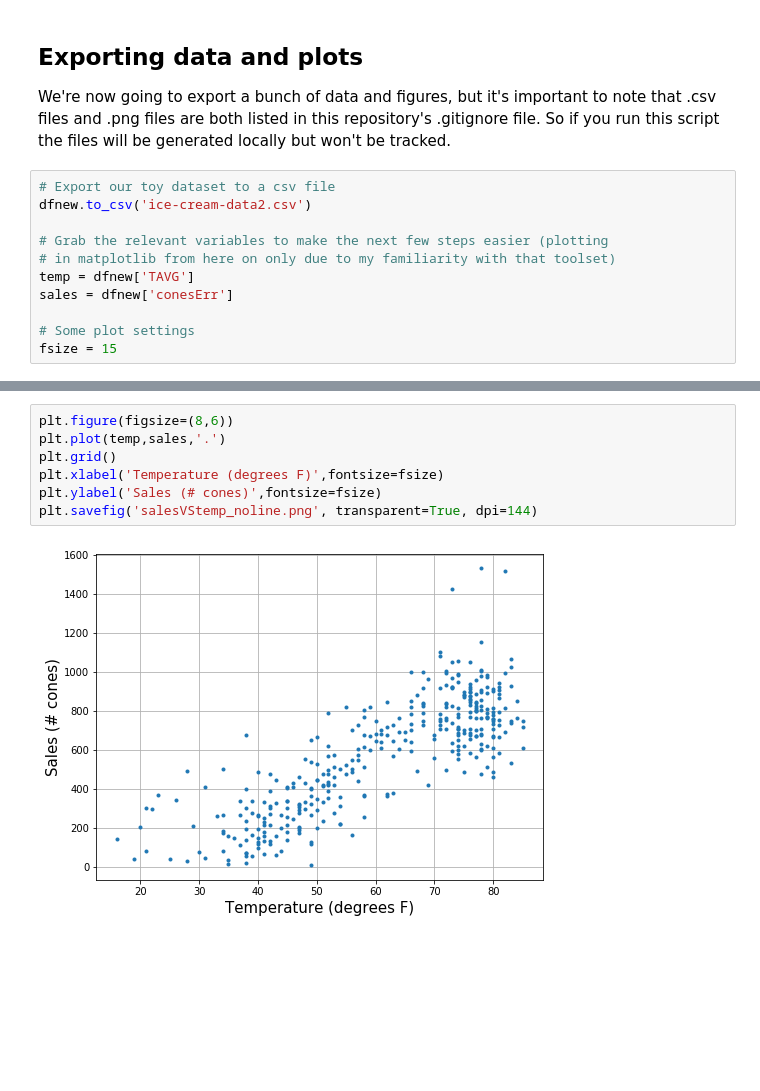
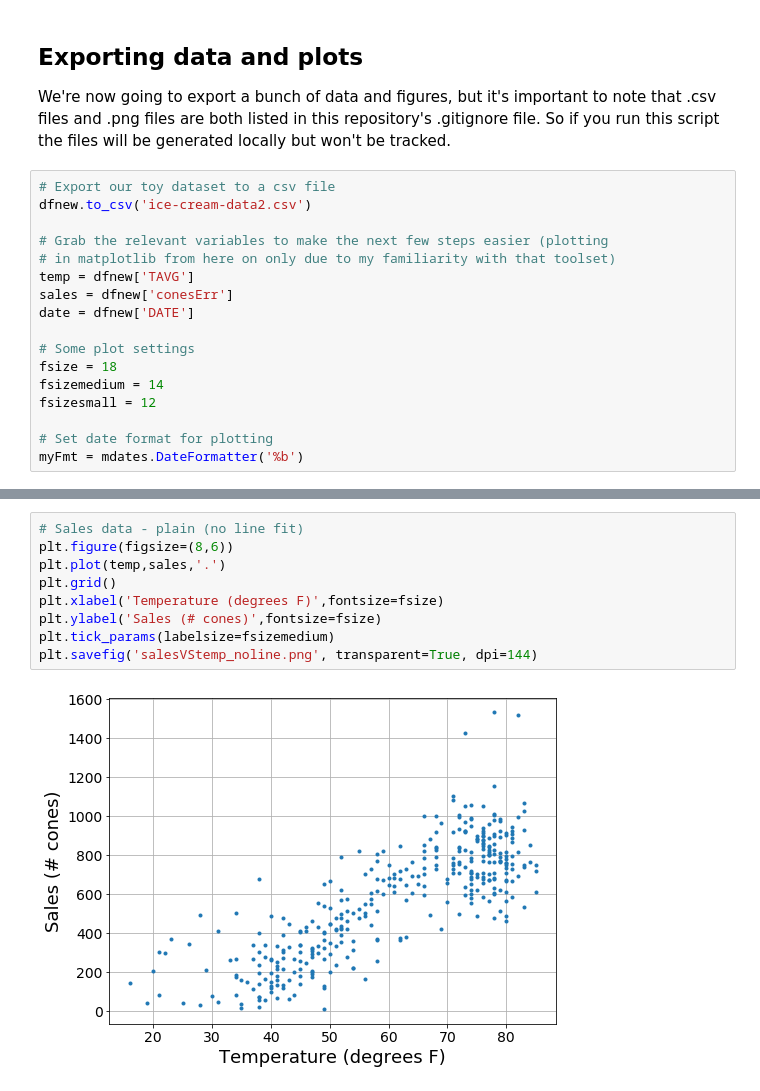
Before and after one commit to michellejw/cc-and-rsquared, a Jupyter notebook: ice-cream-data-2.ipynb, the cells around one changed output, grey strips where cells are left out. Drawn from its saved outputs; the diff is of its cells as text; blank space fills up the shorter version.

Commit message:
output plot adjustments

```diff
--- a/ice-cream-data-2.ipynb
+++ b/ice-cream-data-2.ipynb
@@ -158,6 +159,12 @@ dfnew.to_csv('ice-cream-data2.csv')
 # in matplotlib from here on only due to my familiarity with that toolset)
 temp = dfnew['TAVG']
 sales = dfnew['conesErr']
+date = dfnew['DATE']
 
 # Some plot settings
-fsize = 15
+fsize = 18
+fsizemedium = 14
+fsizesmall = 12
+
+# Set date format for plotting
+myFmt = mdates.DateFormatter('%b')
@@ -164,9 +195,11 @@ fsize = 15
 # %%
+# Sales data - plain (no line fit)
 plt.figure(figsize=(8,6))
 plt.plot(temp,sales,'.')
 plt.grid()
 plt.xlabel('Temperature (degrees F)',fontsize=fsize)
 plt.ylabel('Sales (# cones)',fontsize=fsize)
+plt.tick_params(labelsize=fsizemedium)
 plt.savefig('salesVStemp_noline.png', transparent=True, dpi=144)
 # %% [output]
-[figure, old version]
+[figure, new version]
```
Also changed, not shown: parts of 4 cells of this notebook, 1 other file.
